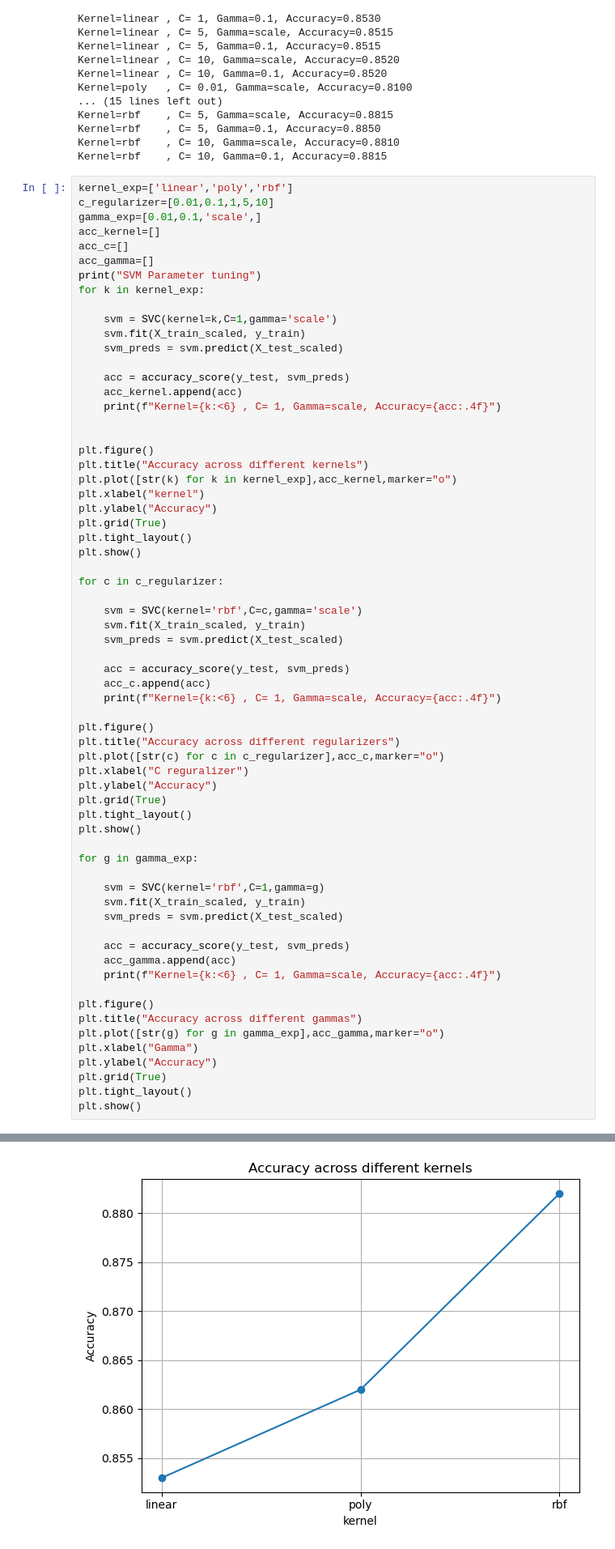
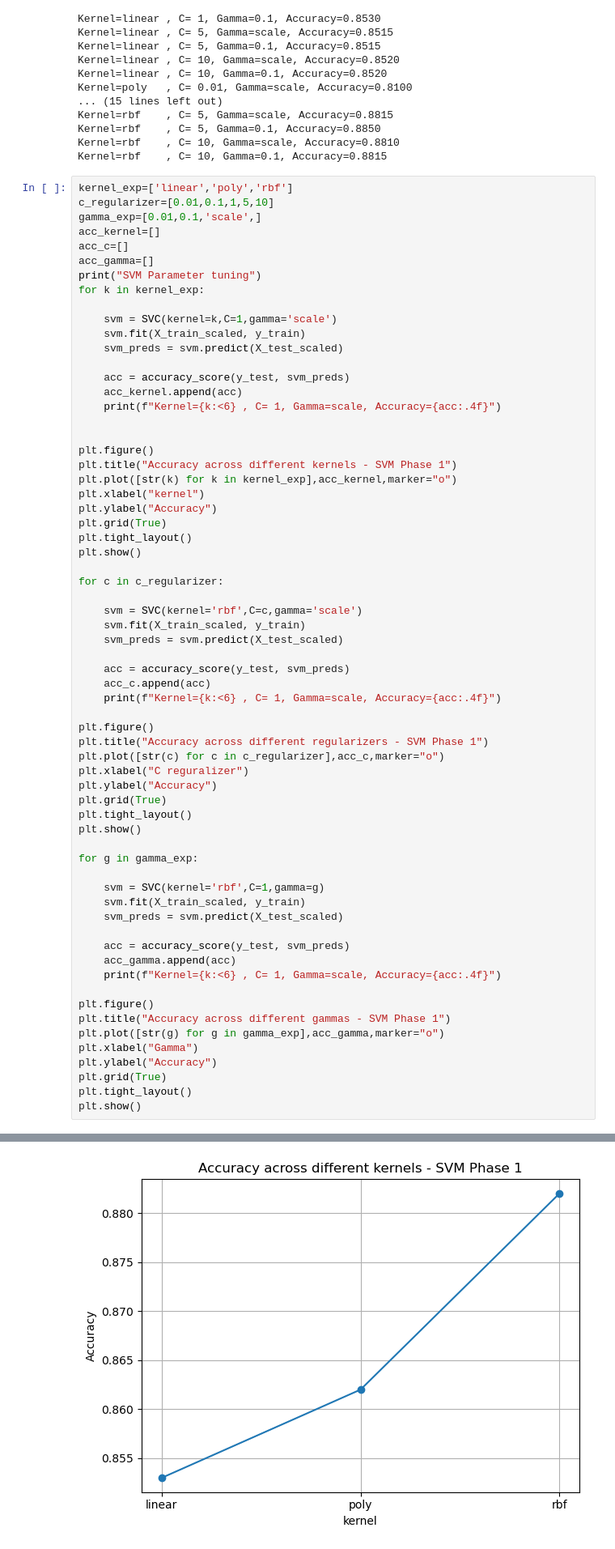
Before and after one commit to ErjonXhani/ai-vs-human-text-detection-INM701, a Jupyter notebook: intro to ai new dataset.ipynb, the cells around one changed output, grey strips where cells are left out. Shown at 81% size. Cells and saved outputs as stored; diff of their text form.

```diff
--- a/intro to ai new dataset.ipynb
+++ b/intro to ai new dataset.ipynb
@@ -405,7 +409,7 @@ for k in kernel_exp:
 
 
 plt.figure()
-plt.title("Accuracy across different kernels")
+plt.title("Accuracy across different kernels - SVM Phase 1")
 plt.plot([str(k) for k in kernel_exp],acc_kernel,marker="o")
 plt.xlabel("kernel")
 plt.ylabel("Accuracy")
@@ -424,38 +428,38 @@ for c in c_regularizer:
     print(f"Kernel={k:<6} , C= 1, Gamma=scale, Accuracy={acc:.4f}")
 
 plt.figure()
-plt.title("Accuracy across different regularizers")
+plt.title("Accuracy across different regularizers - SVM Phase 1")
 plt.plot([str(c) for c in c_regularizer],acc_c,marker="o")
 plt.xlabel("C reguralizer")
 plt.ylabel("Accuracy")
 plt.grid(True)
 plt.tight_layout()
 plt.show()
 
 for g in gamma_exp:
 
     svm = SVC(kernel='rbf',C=1,gamma=g)
     svm.fit(X_train_scaled, y_train)
     svm_preds = svm.predict(X_test_scaled)
 
     acc = accuracy_score(y_test, svm_preds)
     acc_gamma.append(acc)
     print(f"Kernel={k:<6} , C= 1, Gamma=scale, Accuracy={acc:.4f}")
 
 plt.figure()
-plt.title("Accuracy across different gammas")
+plt.title("Accuracy across different gammas - SVM Phase 1")
 plt.plot([str(g) for g in gamma_exp],acc_gamma,marker="o")
 plt.xlabel("Gamma")
 plt.ylabel("Accuracy")
 plt.grid(True)
 plt.tight_layout()
 plt.show()
 # %% [output]
 SVM Parameter tuning
 Kernel=linear , C= 1, Gamma=scale, Accuracy=0.8530
 Kernel=poly   , C= 1, Gamma=scale, Accuracy=0.8620
 Kernel=rbf    , C= 1, Gamma=scale, Accuracy=0.8820
-[figure, old version]
+[figure, new version]
 Kernel=rbf    , C= 1, Gamma=scale, Accuracy=0.8525
 Kernel=rbf    , C= 1, Gamma=scale, Accuracy=0.8745
 Kernel=rbf    , C= 1, Gamma=scale, Accuracy=0.8820
```
Also changed, not shown: parts of 3 cells of this notebook.
